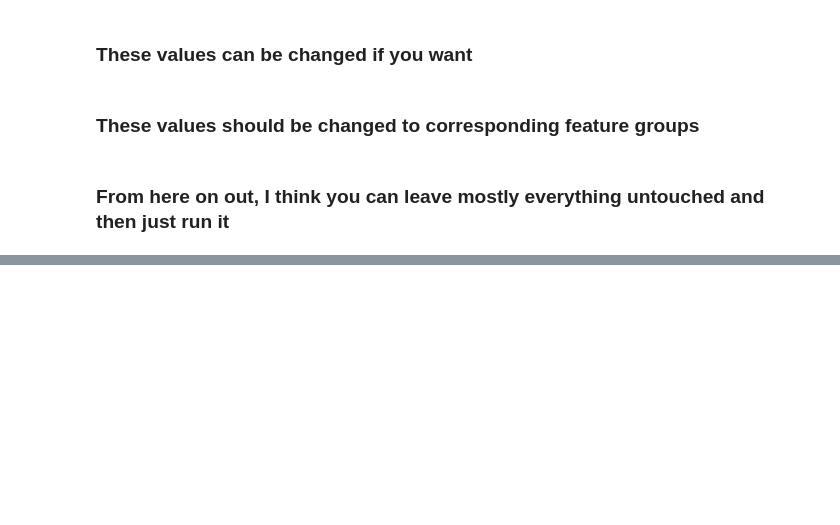
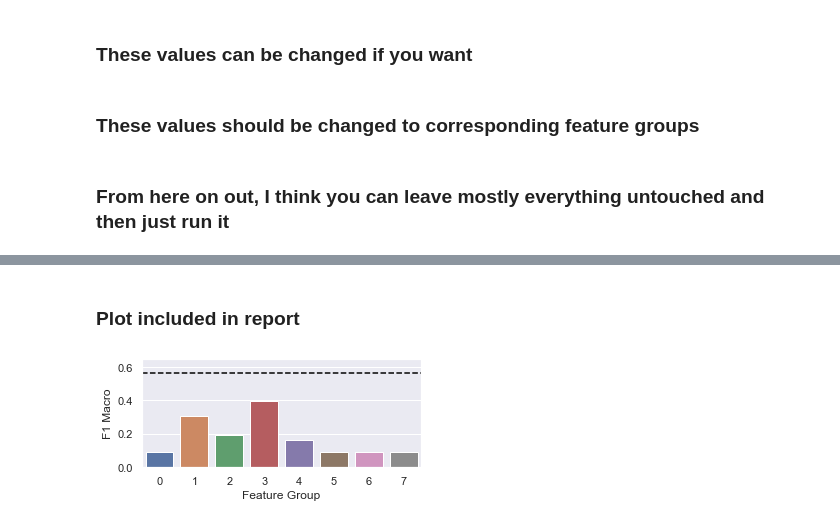
Before and after one commit to KanavSabharwal/Fast-Website-Classification-with-Robust-Phishing-Detection, a Jupyter notebook: src/run_feat_experiments.ipynb, the cells around one changed output, grey strips where cells are left out. Cells and saved outputs as stored; diff of their text form; code cells hidden in the pictures; blank space fills up the shorter version.

```diff
--- a/src/run_feat_experiments.ipynb
+++ b/src/run_feat_experiments.ipynb
@@ -187,7 +207,7 @@ def clean_url(url: str):
     except:
         return ''
 # %%
-def run_test(dataset, use_tfidf, feat_group, feat_group_num, only_include):
+def run_test(dataset, feat_group, feat_group_num, only_include, use_tfidf=False):
     tqdm.write(f'feat_group: {feat_group_num}, use_tfidf: {use_tfidf}, only_include: {only_include}')
 
     feats = np.array([hand_pick_features(url, feat_group, only_include)
@@ -374,0 +379,15 @@ show_stats(without_tfidf_exclude, 'Without TfIdf, Exclude feature group')
+# %% [markdown]
+### Plot included in report
+# %%
+sns.set(rc={'figure.figsize':(5, 2)})
+
+
+df_ilp = without_tfidf_include[without_tfidf_include['Dataset'] == 'ILP']
+ax = sns.barplot(data=df_ilp,
+            x='Feature Group', y='F1 Macro')
+
+ax.axhline(get_hori_lines()[1], ls='--', color='black')
+plt.ylim([0, 0.65])
+save_fig('feature-contrib.pdf')
+# %% [output]
+[figure, added]
```
Also changed, not shown: parts of 18 cells of this notebook, 1 other file.
